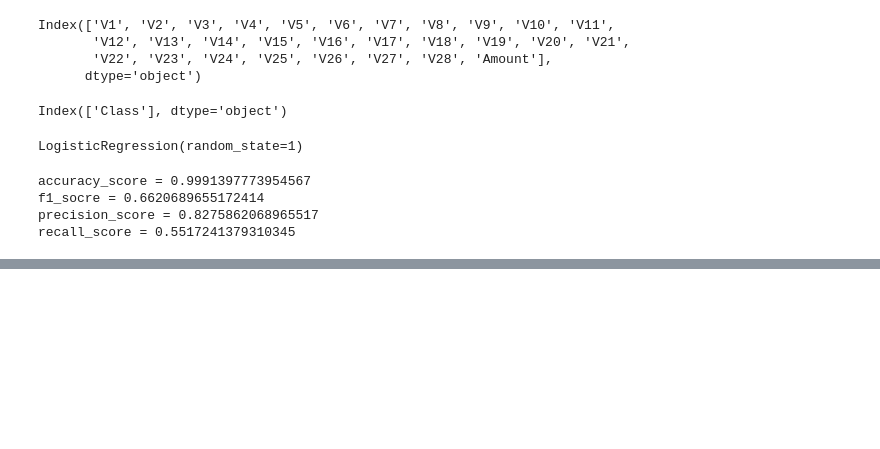
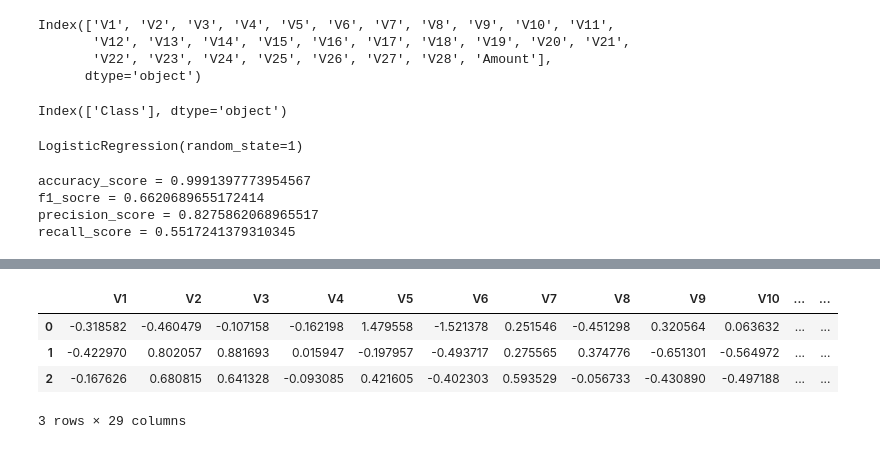
Before and after one commit to jgarciabraga/fraud_detection, a Jupyter notebook: data_analysis.ipynb, the cells around one changed output, grey strips where cells are left out. Drawn from its saved outputs; the diff is of its cells as text; code cells hidden in the pictures; blank space fills up the shorter version.

```diff
--- a/data_analysis.ipynb
+++ b/data_analysis.ipynb
@@ -92,0 +141,11 @@ AttributeError: module 'sklearn' has no attribute 'exceptions'
+# %%
+df_input_producer = pd.DataFrame(test_input, columns=input_columns)
+df_input_producer.to_csv("input_producer.csv", sep=";")
+# %%
+df_input_producer.head(3)
+# %% [output]
+|  | V1 | V2 | V3 | V4 | V5 | V6 | V7 | V8 | V9 | V10 | ... | ... |
+| 0 | -0.318582 | -0.460479 | -0.107158 | -0.162198 | 1.479558 | -1.521378 | 0.251546 | -0.451298 | 0.320564 | 0.063632 | ... | ... |
+| 1 | -0.422970 | 0.802057 | 0.881693 | 0.015947 | -0.197957 | -0.493717 | 0.275565 | 0.374776 | -0.651301 | -0.564972 | ... | ... |
+| 2 | -0.167626 | 0.680815 | 0.641328 | -0.093085 | 0.421605 | -0.402303 | 0.593529 | -0.056733 | -0.430890 | -0.497188 | ... | ... |
+3 rows × 29 columns
```
Also changed, not shown: parts of 8 cells of this notebook, 10 other files.
